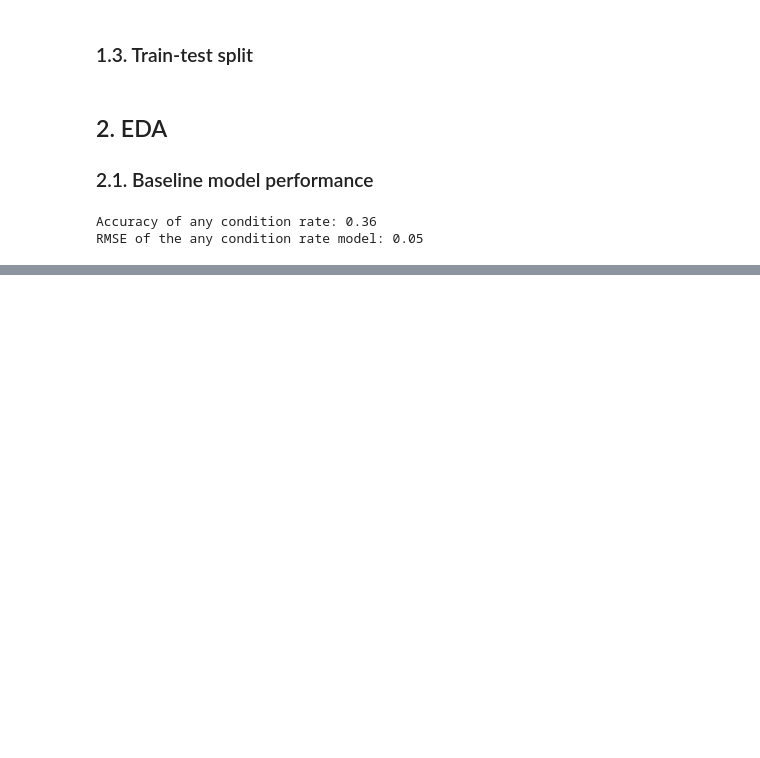
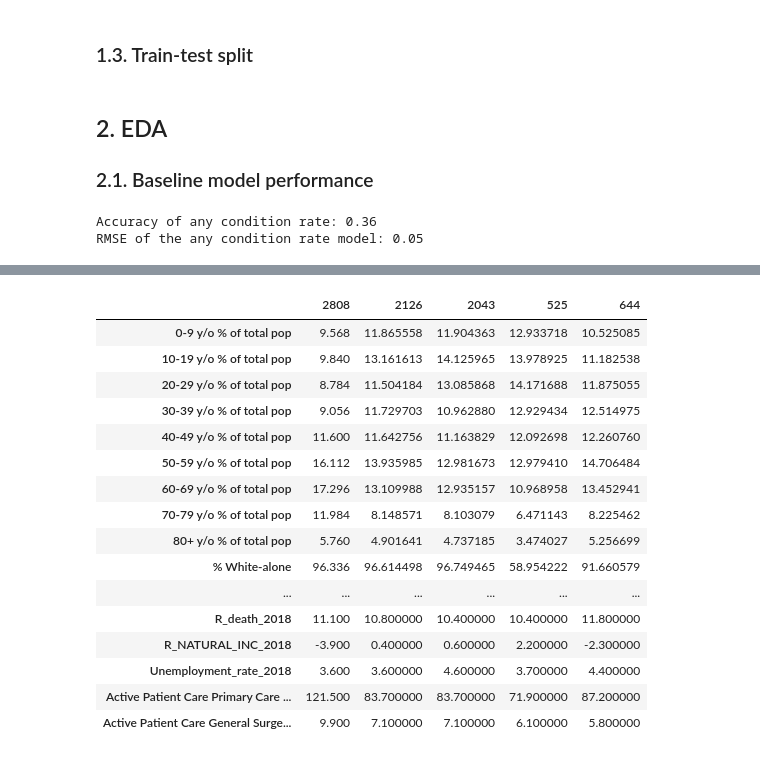
Before and after one commit to 4GeeksAcademy/Madesh1-regularized-linear-regression, a Jupyter notebook: src/Madesh_solution.ipynb, the cells around one changed output, grey strips where cells are left out. Saved outputs shown, nothing was run; the diff lists cells and outputs as text; code cells hidden in the pictures; blank space fills up the shorter version.

```diff
--- a/src/Madesh_solution.ipynb
+++ b/src/Madesh_solution.ipynb
@@ -81,0 +167,20 @@ RMSE of the any condition rate model: 0.05
+# %%
+testing_features.head().T
+# %% [output]
+|  | 2808 | 2126 | 2043 | 525 | 644 |
+| 0-9 y/o % of total pop | 9.568 | 11.865558 | 11.904363 | 12.933718 | 10.525085 |
+| 10-19 y/o % of total pop | 9.840 | 13.161613 | 14.125965 | 13.978925 | 11.182538 |
+| 20-29 y/o % of total pop | 8.784 | 11.504184 | 13.085868 | 14.171688 | 11.875055 |
+| 30-39 y/o % of total pop | 9.056 | 11.729703 | 10.962880 | 12.929434 | 12.514975 |
+| 40-49 y/o % of total pop | 11.600 | 11.642756 | 11.163829 | 12.092698 | 12.260760 |
+| 50-59 y/o % of total pop | 16.112 | 13.935985 | 12.981673 | 12.979410 | 14.706484 |
+| 60-69 y/o % of total pop | 17.296 | 13.109988 | 12.935157 | 10.968958 | 13.452941 |
+| 70-79 y/o % of total pop | 11.984 | 8.148571 | 8.103079 | 6.471143 | 8.225462 |
+| 80+ y/o % of total pop | 5.760 | 4.901641 | 4.737185 | 3.474027 | 5.256699 |
+| % White-alone | 96.336 | 96.614498 | 96.749465 | 58.954222 | 91.660579 |
+| ... | ... | ... | ... | ... | ... |
+| R_death_2018 | 11.100 | 10.800000 | 10.400000 | 10.400000 | 11.800000 |
+| R_NATURAL_INC_2018 | -3.900 | 0.400000 | 0.600000 | 2.200000 | -2.300000 |
+| Unemployment_rate_2018 | 3.600 | 3.600000 | 4.600000 | 3.700000 | 4.400000 |
+| Active Patient Care Primary Care ... | 121.500 | 83.700000 | 83.700000 | 71.900000 | 87.200000 |
+| Active Patient Care General Surge... | 9.900 | 7.100000 | 7.100000 | 6.100000 | 5.800000 |
```
Also changed, not shown: parts of 7 cells of this notebook, 1 other file.
